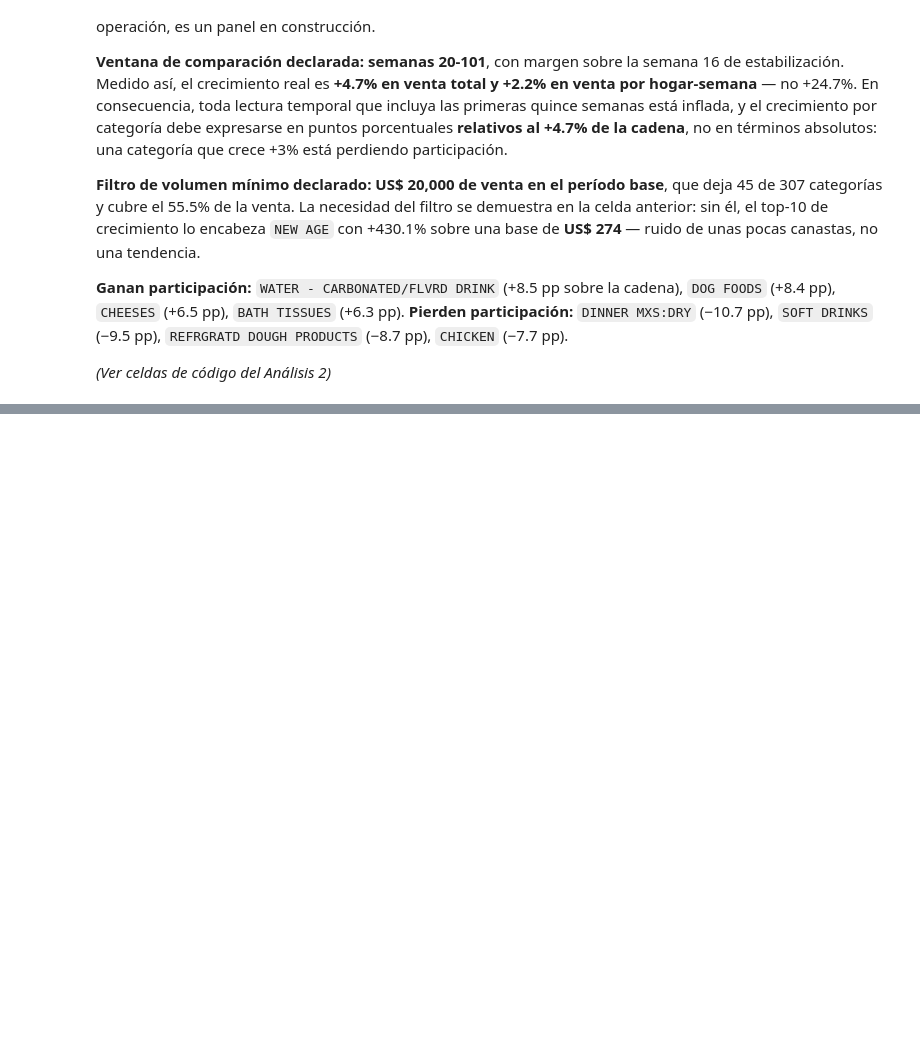
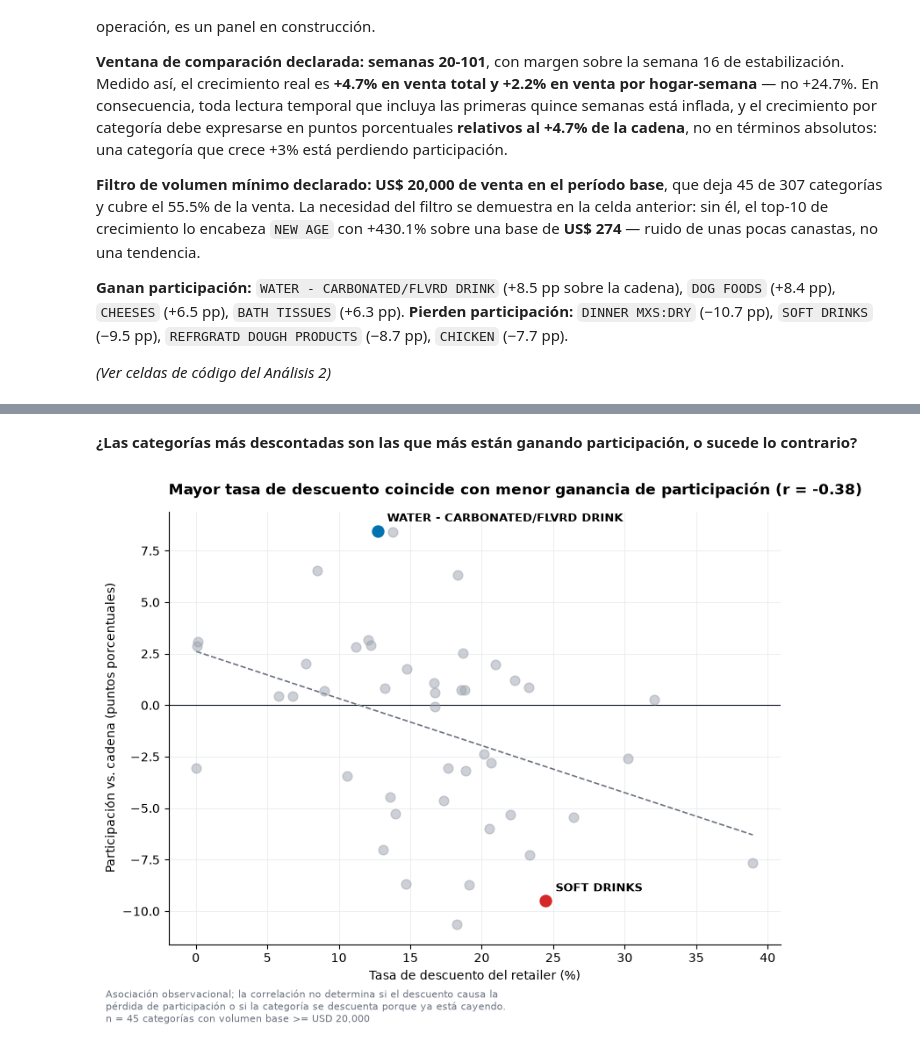
Before and after one commit to xNoksS/proyecto1_BI, a Jupyter notebook: proyecto1_sanchez_mejia.ipynb, the cells around one changed output, grey strips where cells are left out. Saved outputs shown, nothing was run; the diff lists cells and outputs as text; code cells hidden in the pictures; blank space fills up the shorter version.

```diff
--- a/proyecto1_sanchez_mejia.ipynb
+++ b/proyecto1_sanchez_mejia.ipynb
@@ -1680,3 +1837,73 @@ sobre una base de **US\$ 274** — ruido de unas pocas canastas, no una tendenci
+# %% [markdown]
+**¿Las categorías más descontadas son las que más están ganando participación, o
+sucede lo contrario?**
+# %%
+# =========================================================
+# Gráfico Análisis 2×3 · Scatter — tasa de descuento vs. participación
+# =========================================================
+
+fig, ax = plt.subplots(figsize=(8, 6))
+
+# Puntos base: todas las categorías, en gris tenue (atenuación)
+destacar = ["SOFT DRINKS", "WATER - CARBONATED/FLVRD DRINK"]
+resto = cruce[~cruce.index.isin(destacar)]
+foco = cruce[cruce.index.isin(destacar)]
+
+ax.scatter(
+    resto["TASA_DESC"] * 100, resto["VS_CADENA_PP"],
+    s=60, alpha=0.5, color="#9ca3af", zorder=3, label="Otras categorías",
+)
+
+# Línea de tendencia (neutral, punteada, fina)
+from numpy.polynomial import polynomial as P
+coefs = np.polyfit(cruce["TASA_DESC"] * 100, cruce["VS_CADENA_PP"], 1)
+x_linea = np.linspace(cruce["TASA_DESC"].min() * 100, cruce["TASA_DESC"].max() * 100, 50)
+y_linea = coefs[0] * x_linea + coefs[1]
+ax.plot(x_linea, y_linea, ls="--", lw=1.2, color="#6b7280", zorder=2)
+
+# Puntos destacados: refrescos y agua (foco)
+colores_foco = {"SOFT DRINKS": "#d62728", "WATER - CARBONATED/FLVRD DRINK": "#0072B2"}
+for cat in destacar:
+    if cat in foco.index:
+        row = foco.loc[cat]
+        ax.scatter(
+            row["TASA_DESC"] * 100, row["VS_CADENA_PP"],
+            s=140, color=colores_foco[cat], zorder=5,
+            edgecolor="white", linewidth=1.5,
+        )
+        ax.annotate(
+            cat, xy=(row["TASA_DESC"] * 100, row["VS_CADENA_PP"]),
+            xytext=(8, 8), textcoords="offset points", fontsize=9, fontweight="bold",
+        )
+
+ax.axhline(0, color="#111827", lw=0.8, zorder=1)
+ax.set_xlabel("Tasa de descuento del retailer (%)")
+ax.set_ylabel("Participación vs. cadena (puntos porcentuales)")
+ax.set_title(
+    f"Mayor tasa de descuento coincide con menor ganancia de participación (r = {corr:.2f})",
+    fontsize=12.5, pad=14, loc="left", fontweight="bold",
+)
+
+for lado in ["top", "right"]:
+    ax.spines[lado].set_visible(False)
+ax.grid(True, color="#e5e7eb", lw=0.5)
+ax.set_axisbelow(True)
+
+fig.text(
+    0.02, -0.05,
+    "Asociación observacional; la correlación no determina si el descuento causa la\n"
+    "pérdida de participación o si la categoría se descuenta porque ya está cayendo.\n"
+    f"n = {len(cruce)} categorías con volumen base >= USD {UMBRAL_P1:,}",
+    fontsize=8, color="#6b7280",
+)
+
+plt.tight_layout()
+
+os.makedirs("figuras", exist_ok=True)
+fig.savefig("figuras/g23_scatter_descuento_participacion.png", dpi=200, bbox_inches="tight")
+plt.show()
+# %% [output]
+[figure, added]
 # %% [markdown]
 ### Análisis 2 × 3 — El descuento no está comprando crecimiento
 
```
Also changed, not shown: parts of 24 cells of this notebook, 6 other files.
